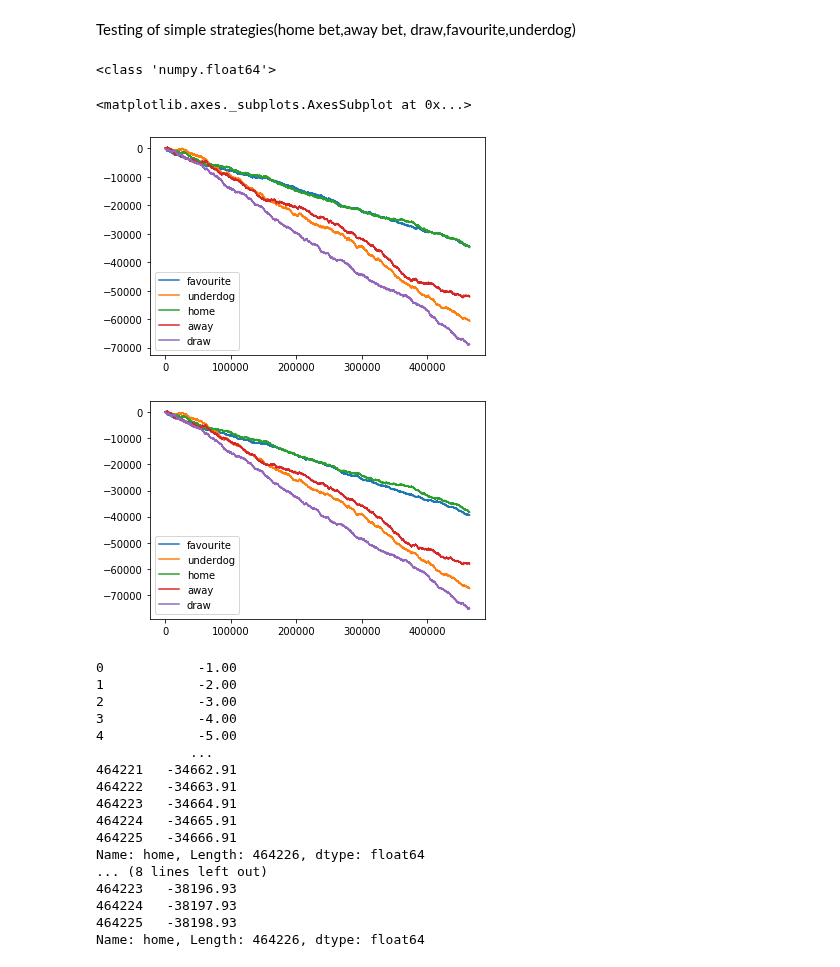
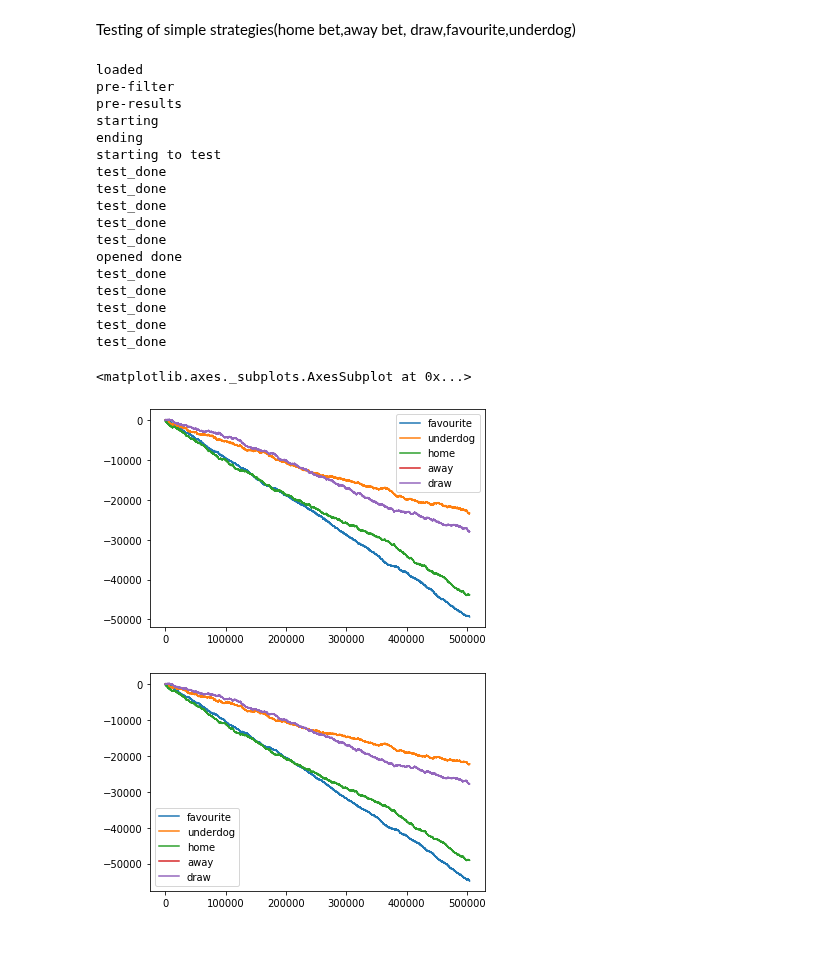
Before and after one commit to syrovzde/bakalarka, a Jupyter notebook: notebooks/1x2football.ipynb, the cells around one changed output. Drawn from its saved outputs; the diff is of its cells as text; code cells hidden in the pictures.

Commit message:
pipeline finished + added notebooks
Signed-off-by: syrovzde <syrovzde@fel.cvut.cz>

```diff
--- a/notebooks/1x2football.ipynb
+++ b/notebooks/1x2football.ipynb
@@ -14,32 +11,27 @@ The autoreload extension is already loaded. To reload it, use:
 # %% [markdown]
 Testing of simple strategies(home bet,away bet, draw,favourite,underdog)
 # %%
-opened,closed = pipeline.simple_tests()
+opened,closed = pipeline.simple_tests(market='bts',fair=False)
 opened.cumsum().plot()
 closed.cumsum().plot()
 # %% [output]
-<class 'numpy.float64'>
+loaded
+pre-filter
+pre-results
+starting
+ending
+starting to test
+test_done
+test_done
+test_done
+test_done
+test_done
+opened done
+test_done
+test_done
+test_done
+test_done
+test_done
 <matplotlib.axes._subplots.AxesSubplot at 0x...>
-[figure, old version]
+[figure, new version]
-[figure, old version]
+[figure, new version]
-# %%
-print(opened['home'].cumsum())
-print(closed['home'].cumsum())
-# %% [output]
-0            -1.00
-1            -2.00
-2            -3.00
-3            -4.00
-4            -5.00
-            ...
-464221   -34662.91
-464222   -34663.91
-464223   -34664.91
-464224   -34665.91
-464225   -34666.91
-Name: home, Length: 464226, dtype: float64
-... (8 lines left out)
-464223   -38196.93
-464224   -38197.93
-464225   -38198.93
-Name: home, Length: 464226, dtype: float64
```
Also changed, not shown: parts of 5 cells of this notebook, 8 other files.
